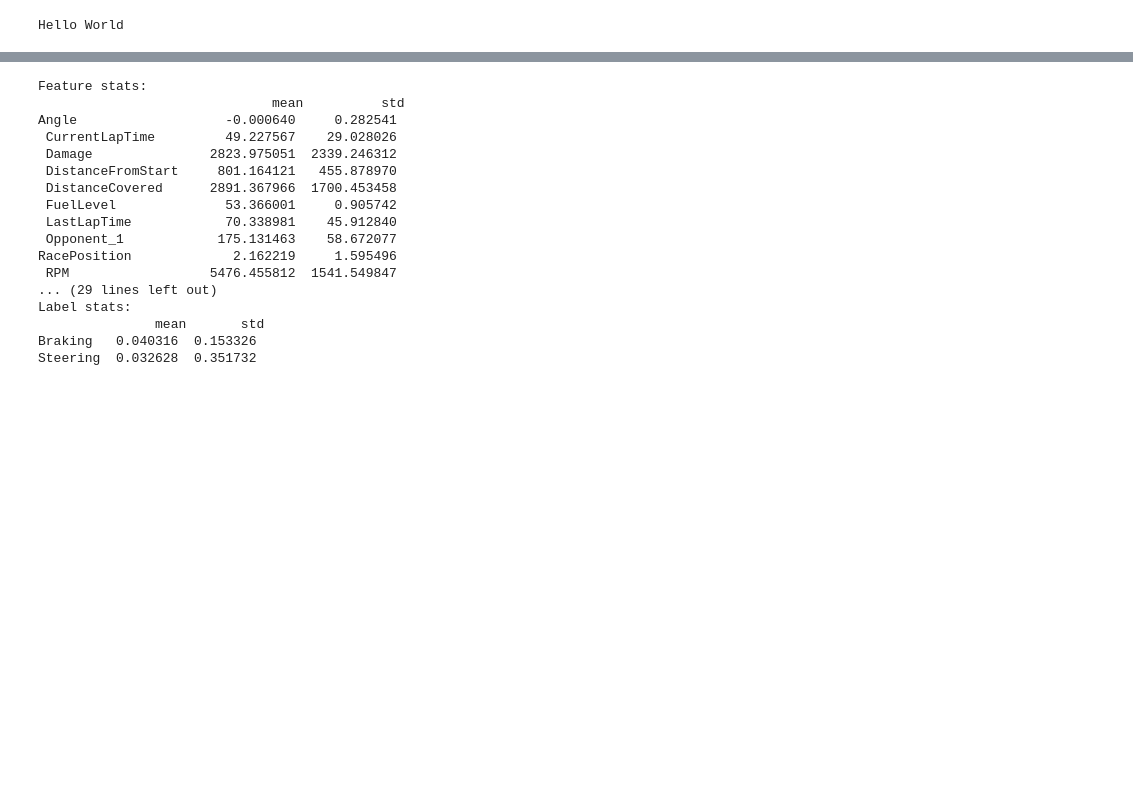
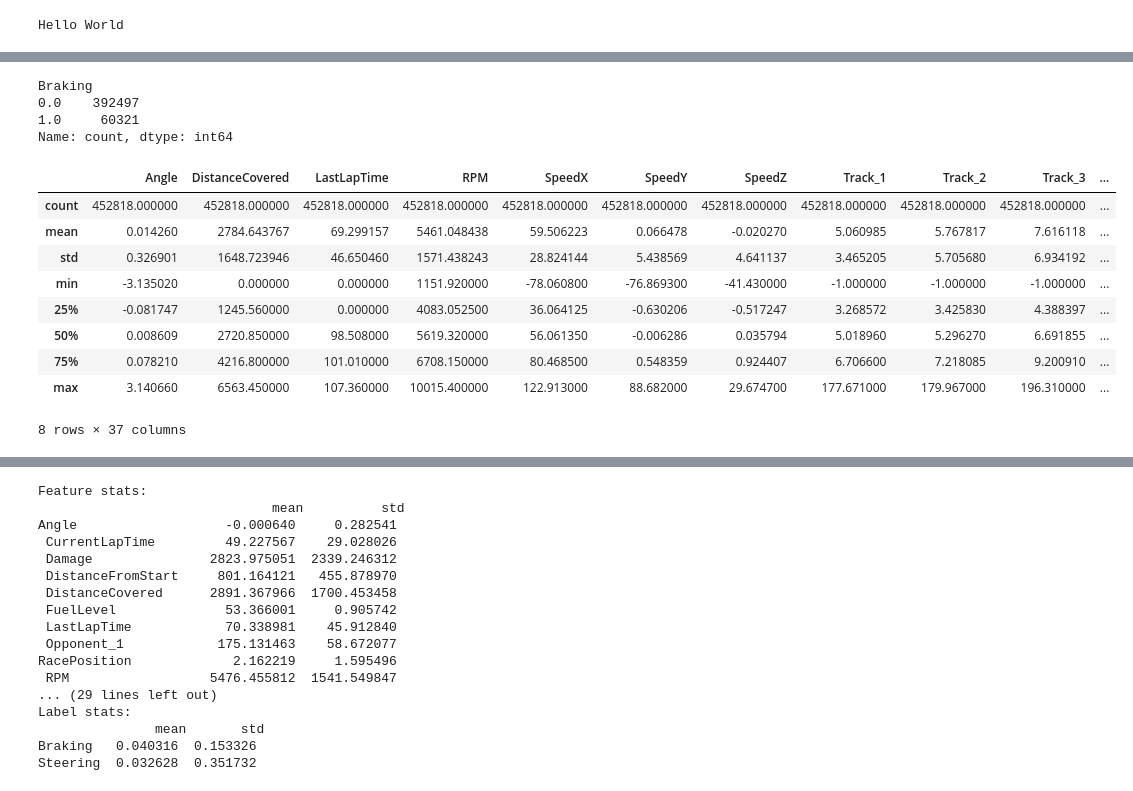
Before and after one commit to blueork/TORCS-AI-Agent, a Jupyter notebook: data_generation/data_preprocessing.ipynb, the cells around one changed output, grey strips where cells are left out. Saved outputs shown, nothing was run; the diff lists cells and outputs as text; code cells hidden in the pictures; blank space fills up the shorter version.

```diff
--- a/data_generation/data_preprocessing.ipynb
+++ b/data_generation/data_preprocessing.ipynb
@@ -70,0 +247,6 @@ Shape after handling nulls: (288986, 43)
+# %%
+epsilon = 1e-5
+
+# Round values close to 1 to exactly 1
+data['Acceleration'] = data['Acceleration'].apply(lambda x: 1.0 if np.isclose(x, 1.0, atol=epsilon) else x)
+data['Acceleration'].value_counts()
@@ -70,0 +267,24 @@ Shape after handling nulls: (288986, 43)
+# %%
+data['Acceleration'] = data['Acceleration'].apply(lambda x: 1.0 if x != 0 else x)
+data['Acceleration'].value_counts()
+
+data['Braking'] = data['Braking'].apply(lambda x: 1.0 if x != 0 else x)
+data['Braking'].value_counts()
+# %% [output]
+Braking
+0.0    392497
+1.0     60321
+Name: count, dtype: int64
+# %%
+data.describe()
+# %% [output]
+|  | Angle | DistanceCovered | LastLapTime | RPM | SpeedX | SpeedY | SpeedZ | Track_1 | Track_2 | Track_3 | ... |
+| count | 452818.000000 | 452818.000000 | 452818.000000 | 452818.000000 | 452818.000000 | 452818.000000 | 452818.000000 | 452818.000000 | 452818.000000 | 452818.000000 | ... |
+| mean | 0.014260 | 2784.643767 | 69.299157 | 5461.048438 | 59.506223 | 0.066478 | -0.020270 | 5.060985 | 5.767817 | 7.616118 | ... |
+| std | 0.326901 | 1648.723946 | 46.650460 | 1571.438243 | 28.824144 | 5.438569 | 4.641137 | 3.465205 | 5.705680 | 6.934192 | ... |
+| min | -3.135020 | 0.000000 | 0.000000 | 1151.920000 | -78.060800 | -76.869300 | -41.430000 | -1.000000 | -1.000000 | -1.000000 | ... |
+| 25% | -0.081747 | 1245.560000 | 0.000000 | 4083.052500 | 36.064125 | -0.630206 | -0.517247 | 3.268572 | 3.425830 | 4.388397 | ... |
+| 50% | 0.008609 | 2720.850000 | 98.508000 | 5619.320000 | 56.061350 | -0.006286 | 0.035794 | 5.018960 | 5.296270 | 6.691855 | ... |
+| 75% | 0.078210 | 4216.800000 | 101.010000 | 6708.150000 | 80.468500 | 0.548359 | 0.924407 | 6.706600 | 7.218085 | 9.200910 | ... |
+| max | 3.140660 | 6563.450000 | 107.360000 | 10015.400000 | 122.913000 | 88.682000 | 29.674700 | 177.671000 | 179.967000 | 196.310000 | ... |
+8 rows × 37 columns
```
Also changed, not shown: parts of 30 cells of this notebook, 24 other files.
